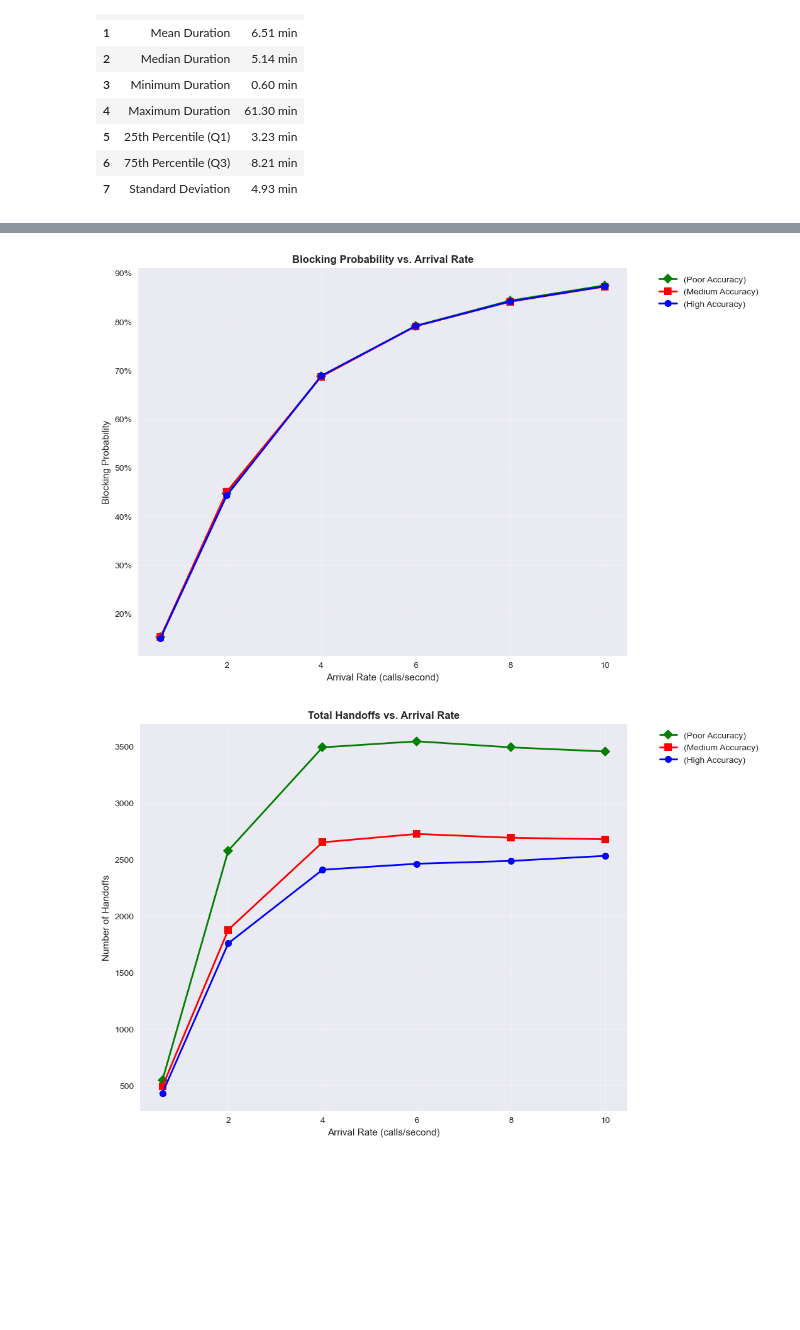
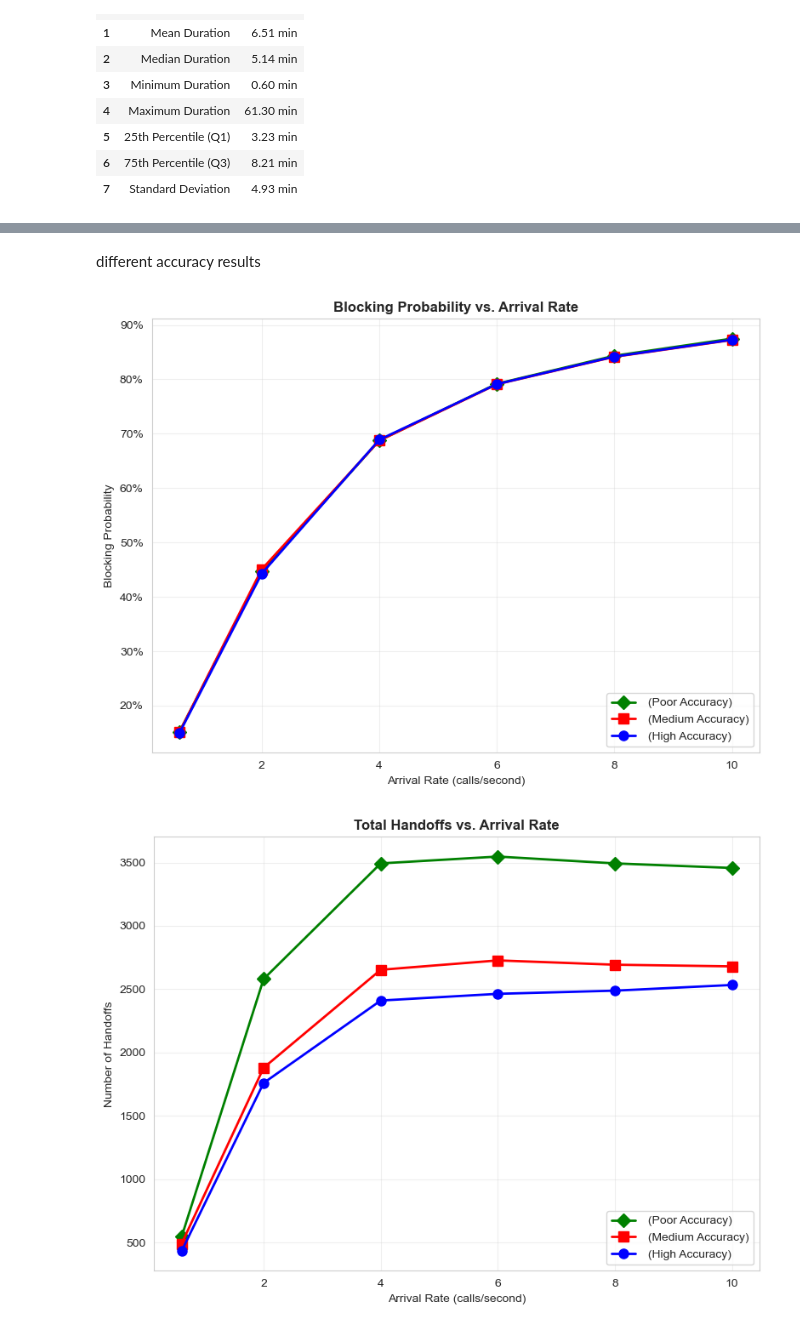
Before and after one commit to Delicia-D/6G-NetworkModel, a Jupyter notebook: notebook.ipynb, the cells around one changed output, grey strips where cells are left out. Drawn from its saved outputs; the diff is of its cells as text; code cells hidden in the pictures; blank space fills up the shorter version.

```diff
--- a/notebook.ipynb
+++ b/notebook.ipynb
@@ -1058,3 +878,5 @@ PREDICTIVE METRICS PLOTS GENERATED!
+# %% [markdown]
+different accuracy results
 # %%
 import matplotlib.pyplot as plt
 import seaborn as sns
@@ -1079,8 +901,9 @@ def plot_multi_accuracy_results(results_file):
     # Remove any results with errors
     df = df[~df.apply(lambda x: 'error' in x and x['error'] is not None, axis=1)]
 
-    # Set up the plotting style
-    plt.style.use('seaborn-v0_8')
+    # Set white background style
+    plt.style.use('default')  # Use default style instead of seaborn
+    sns.set_style("whitegrid")  # White background with grid
 
     # Get unique accuracy levels and sort by R² score
     accuracy_levels = sorted(df['accuracy_label'].unique(),
@@ -1089,7 +912,7 @@ def plot_multi_accuracy_results(results_file):
     # Define colors and markers for different accuracy levels
     colors = {'High Accuracy': "blue",    # Blue
               'Medium Accuracy': 'red',   # Red
-              'Low Accuracy': "green",    # Green
+              'Low Accuracy': "orange",    # Green
               'Poor Accuracy': 'green'}  # Orange
 
     markers = {'High Accuracy': 'o',
@@ -1104,14 +927,17 @@ def plot_multi_accuracy_results(results_file):
                    'Poor Accuracy': '-'}
 
     # Plot 1: Blocking Probability Comparison
-    plt.figure(figsize=(10, 8))
+    plt.figure(figsize=(8, 6), facecolor='white')
+    ax1 = plt.gca()
+    ax1.set_facecolor('white')
+
     for accuracy in accuracy_levels:
         accuracy_data = df[df['accuracy_label'] == accuracy].sort_values('arrival_rate_per_second')
 
         # Plot predictive controller
         plt.plot(accuracy_data['arrival_rate_per_second'],
                  accuracy_data['predictive_blocking_prob'],
-                 label=f'({accuracy})',
+                 label=f' ({accuracy})',
                  color=colors.get(accuracy, '#000000'),
                  marker=markers.get(accuracy, 'o'),
                  linestyle=line_styles.get(accuracy, '-'),
@@ -1123,18 +949,22 @@ def plot_multi_accuracy_results(results_file):
     plt.ylabel('Blocking Probability')
     plt.title('Blocking Probability vs. Arrival Rate', fontweight='bold')
     plt.grid(True, alpha=0.3)
-    plt.legend(bbox_to_anchor=(1.05, 1), loc='upper left')
+    plt.legend(loc='lower right')  # Changed to lower right inside graph
     plt.gca().yaxis.set_major_formatter(PercentFormatter(1.0))
+    plt.tight_layout()
     plt.show()
 
     # Plot 2: Number of Handoffs
-    plt.figure(figsize=(10, 8))
+    plt.figure(figsize=(8, 6), facecolor='white')
+    ax2 = plt.gca()
+    ax2.set_facecolor('white')
+
     for accuracy in accuracy_levels:
         accuracy_data = df[df['accuracy_label'] == accuracy].sort_values('arrival_rate_per_second')
 
         plt.plot(accuracy_data['arrival_rate_per_second'],
                  accuracy_data['predictive_handoffs'],
-                 label=f'({accuracy})',
+                 label=f' ({accuracy})',
                  color=colors.get(accuracy, '#000000'),
                  marker=markers.get(accuracy, 'o'),
                  linestyle=line_styles.get(accuracy, '-'),
@@ -1146,17 +976,21 @@ def plot_multi_accuracy_results(results_file):
     plt.ylabel('Number of Handoffs')
     plt.title('Total Handoffs vs. Arrival Rate', fontweight='bold')
     plt.grid(True, alpha=0.3)
-    plt.legend(bbox_to_anchor=(1.05, 1), loc='upper left')
+    plt.legend(loc='lower right')  # Changed to lower right inside graph
+    plt.tight_layout()
     plt.show()
 
     # Plot 3: Handoff Probability
-    plt.figure(figsize=(10, 8))
+    plt.figure(figsize=(8, 6), facecolor='white')
+    ax3 = plt.gca()
+    ax3.set_facecolor('white')
+
     for accuracy in accuracy_levels:
         accuracy_data = df[df['accuracy_label'] == accuracy].sort_values('arrival_rate_per_second')
 
         plt.plot(accuracy_data['arrival_rate_per_second'],
                  accuracy_data['predictive_handoff_prob'],
-                 label=f'({accuracy})',
+                 label=f' ({accuracy})',
                  color=colors.get(accuracy, '#000000'),
                  marker=markers.get(accuracy, 'o'),
                  linestyle=line_styles.get(accuracy, '-'),
@@ -1165,11 +999,12 @@ def plot_multi_accuracy_results(results_file):
 
 
     plt.xlabel('Arrival Rate (calls/second)')
-    plt.ylabel('Satellite andoff Probability')
-    plt.title(' Satellite Handoff Probability vs. Arrival Rate', fontweight='bold')
+    plt.ylabel('Satellite Handoff Probability')
+    plt.title('Satellite Handoff Probability vs. Arrival Rate', fontweight='bold')
     plt.grid(True, alpha=0.3)
-    plt.legend(bbox_to_anchor=(1.05, 1), loc='upper left')
+    plt.legend(loc='lower right')  # Changed to lower right inside graph
     plt.gca().yaxis.set_major_formatter(PercentFormatter(1.0))
+    plt.tight_layout()
     plt.show()
 
     return df
@@ -1214,32 +1049,32 @@ def create_summary_table(results_file):
     return summary_df
 
 # Usage example:
 if __name__ == "__main__":
     # Replace with your actual results file name
     results_file = 'arrival_rate_results_multiaccuracy_20251021_234346.pkl'
 
     try:
         # Plot all results
         df = plot_multi_accuracy_results(results_file)
 
         # Create and display summary table
         summary_table = create_summary_table(results_file)
         print("\n" + "="*100)
         print("SUMMARY TABLE")
         print("="*100)
         print(summary_table.to_string(index=False))
 
         # Save summary table to CSV
         summary_table.to_csv('simulation_results_summary.csv', index=False)
         print(f"\nSummary table saved to 'simulation_results_summary.csv'")
 
     except FileNotFoundError:
         print(f"Results file '{results_file}' not found.")
         print("Available files:")
         import glob
         result_files = glob.glob('arrival_rate_results_multiaccuracy_20251021_234346.pkl')
         for file in result_files:
             print(f"  - {file}")
 # %% [output]
-[figure, old version]
+[figure, new version]
-[figure, old version]
+[figure, new version]
```
Also changed, not shown: parts of 34 cells of this notebook, 32 other files.
